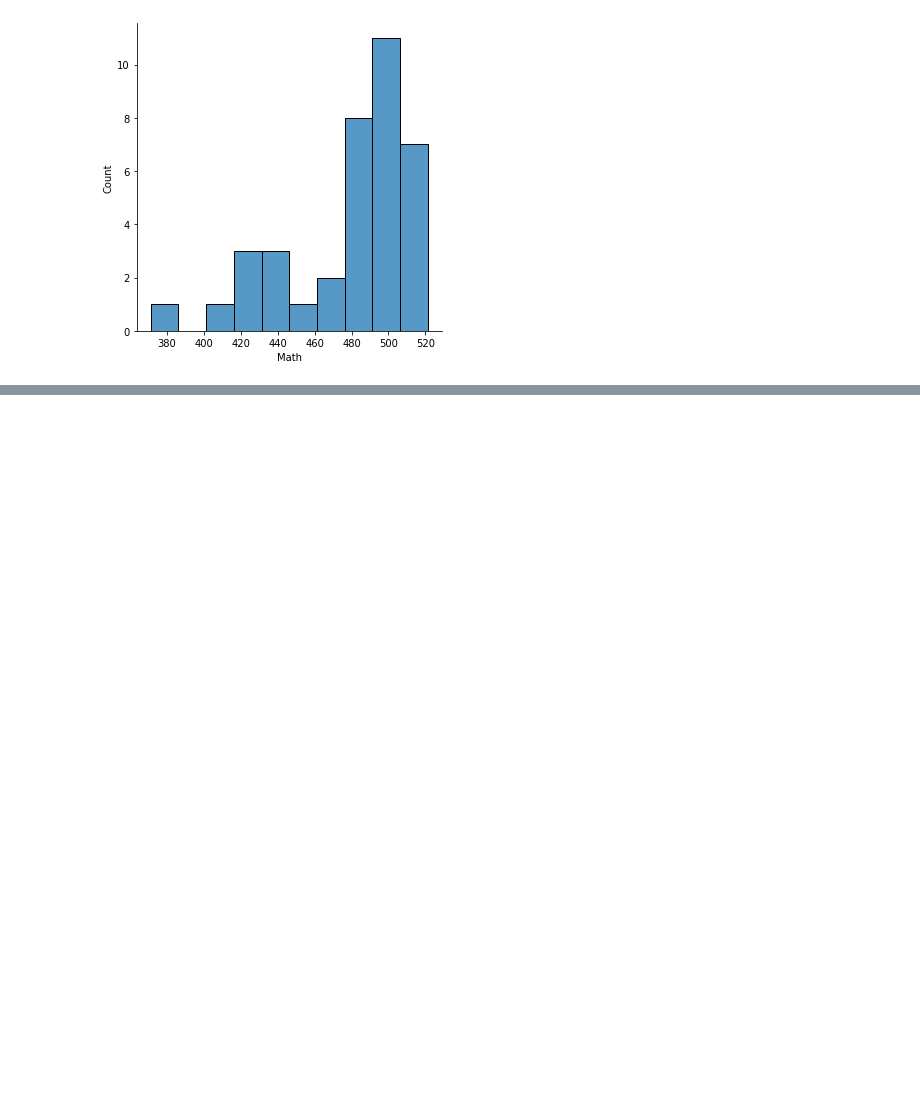
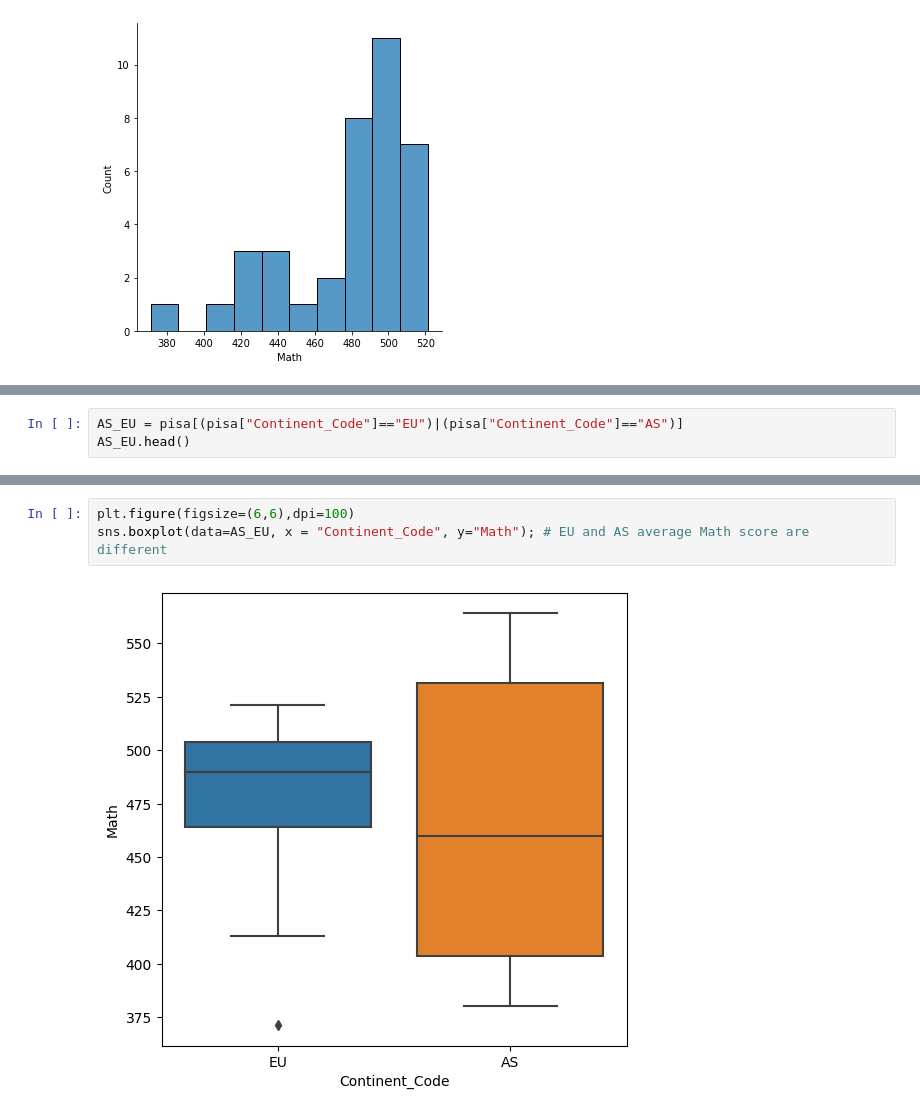
Before and after one commit to Ertugrul-Kurubal/Statistics-With-Python, a Jupyter notebook: Statistics Assignment-4 (Hypothesis Testing).ipynb, the cells around one changed output, grey strips where cells are left out. Cells and saved outputs as stored; diff of their text form; blank space fills up the shorter version.

```diff
--- a/Statistics Assignment-4 (Hypothesis Testing).ipynb
+++ b/Statistics Assignment-4 (Hypothesis Testing).ipynb
@@ -256,0 +299,3 @@ ValueError: Grouper for '<class 'pandas.core.frame.DataFrame'>' not 1-dimensiona
+# %%
+AS_EU = pisa[(pisa["Continent_Code"]=="EU")|(pisa["Continent_Code"]=="AS")]
+AS_EU.head()
@@ -256,0 +309,5 @@ ValueError: Grouper for '<class 'pandas.core.frame.DataFrame'>' not 1-dimensiona
+# %%
+plt.figure(figsize=(6,6),dpi=100)
+sns.boxplot(data=AS_EU, x = "Continent_Code", y="Math"); # EU and AS average Math score are different
+# %% [output]
+[figure, added]
```
Also changed, not shown: parts of 5 cells of this notebook.
